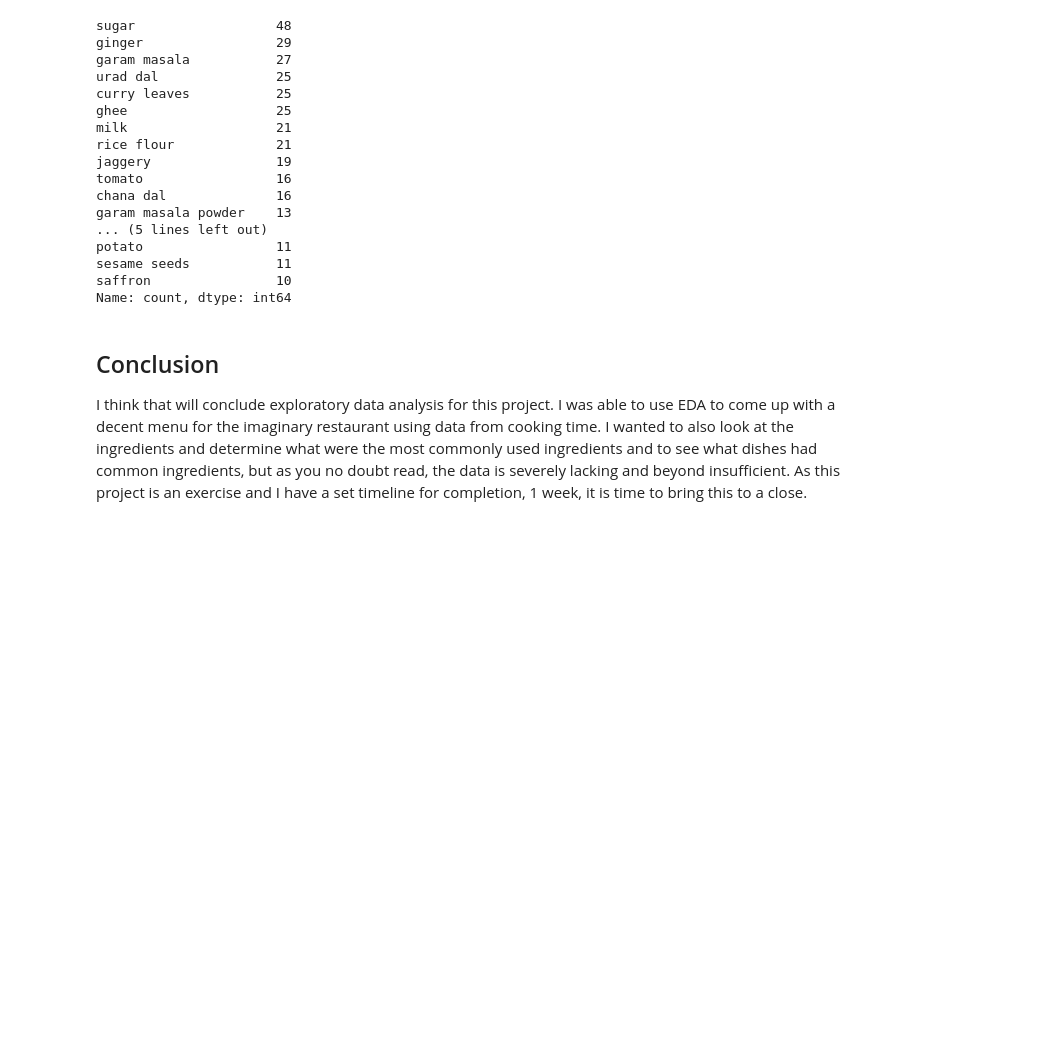
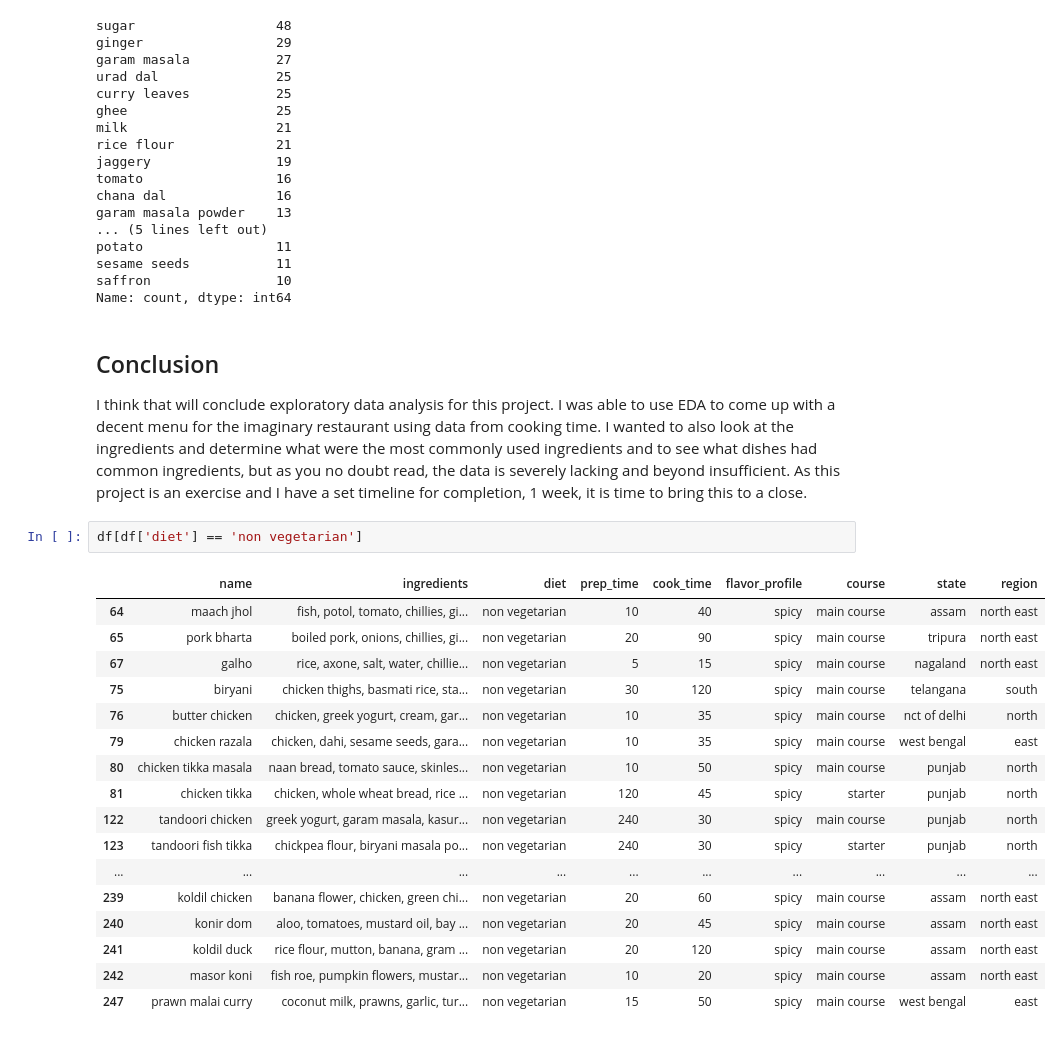
Before and after one commit to dmshakur/indian-food-data-analysis, a Jupyter notebook: notebooks/data_analysis.ipynb, the cells around one changed output. Drawn from its saved outputs; the diff is of its cells as text; blank space fills up the shorter version.

```diff
--- a/notebooks/data_analysis.ipynb
+++ b/notebooks/data_analysis.ipynb
@@ -191,3 +191,23 @@ Name: count, dtype: int64
 # %% [markdown]
 ## Conclusion
 I think that will conclude exploratory data analysis for this project. I was able to use EDA to come up with a decent menu for the imaginary restaurant using data from cooking time. I wanted to also look at the ingredients and determine what were the most commonly used ingredients and to see what dishes had common ingredients, but as you no doubt read, the data is severely lacking and beyond insufficient. As this project is an exercise and I have a set timeline for completion, 1 week, it is time to bring this to a close.
+# %%
+df[df['diet'] == 'non vegetarian']
+# %% [output]
+|  | name | ingredients | diet | prep_time | cook_time | flavor_profile | course | state | region |
+| 64 | maach jhol | fish, potol, tomato, chillies, gi... | non vegetarian | 10 | 40 | spicy | main course | assam | north east |
+| 65 | pork bharta | boiled pork, onions, chillies, gi... | non vegetarian | 20 | 90 | spicy | main course | tripura | north east |
+| 67 | galho | rice, axone, salt, water, chillie... | non vegetarian | 5 | 15 | spicy | main course | nagaland | north east |
+| 75 | biryani | chicken thighs, basmati rice, sta... | non vegetarian | 30 | 120 | spicy | main course | telangana | south |
+| 76 | butter chicken | chicken, greek yogurt, cream, gar... | non vegetarian | 10 | 35 | spicy | main course | nct of delhi | north |
+| 79 | chicken razala | chicken, dahi, sesame seeds, gara... | non vegetarian | 10 | 35 | spicy | main course | west bengal | east |
+| 80 | chicken tikka masala | naan bread, tomato sauce, skinles... | non vegetarian | 10 | 50 | spicy | main course | punjab | north |
+| 81 | chicken tikka | chicken, whole wheat bread, rice ... | non vegetarian | 120 | 45 | spicy | starter | punjab | north |
+| 122 | tandoori chicken | greek yogurt, garam masala, kasur... | non vegetarian | 240 | 30 | spicy | main course | punjab | north |
+| 123 | tandoori fish tikka | chickpea flour, biryani masala po... | non vegetarian | 240 | 30 | spicy | starter | punjab | north |
+| ... | ... | ... | ... | ... | ... | ... | ... | ... | ... |
+| 239 | koldil chicken | banana flower, chicken, green chi... | non vegetarian | 20 | 60 | spicy | main course | assam | north east |
+| 240 | konir dom | aloo, tomatoes, mustard oil, bay ... | non vegetarian | 20 | 45 | spicy | main course | assam | north east |
+| 241 | koldil duck | rice flour, mutton, banana, gram ... | non vegetarian | 20 | 120 | spicy | main course | assam | north east |
+| 242 | masor koni | fish roe, pumpkin flowers, mustar... | non vegetarian | 10 | 20 | spicy | main course | assam | north east |
+| 247 | prawn malai curry | coconut milk, prawns, garlic, tur... | non vegetarian | 15 | 50 | spicy | main course | west bengal | east |
```
Also changed, not shown: parts of 1 cell of this notebook, 4 other files.
